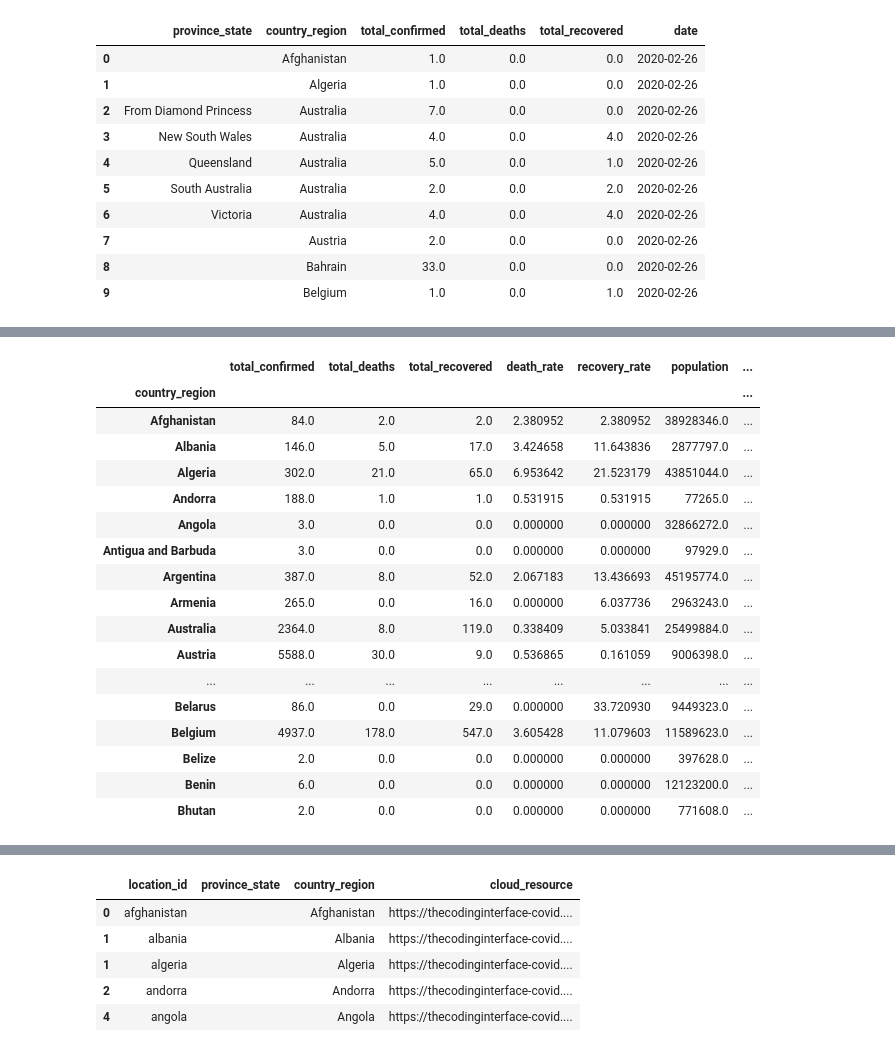
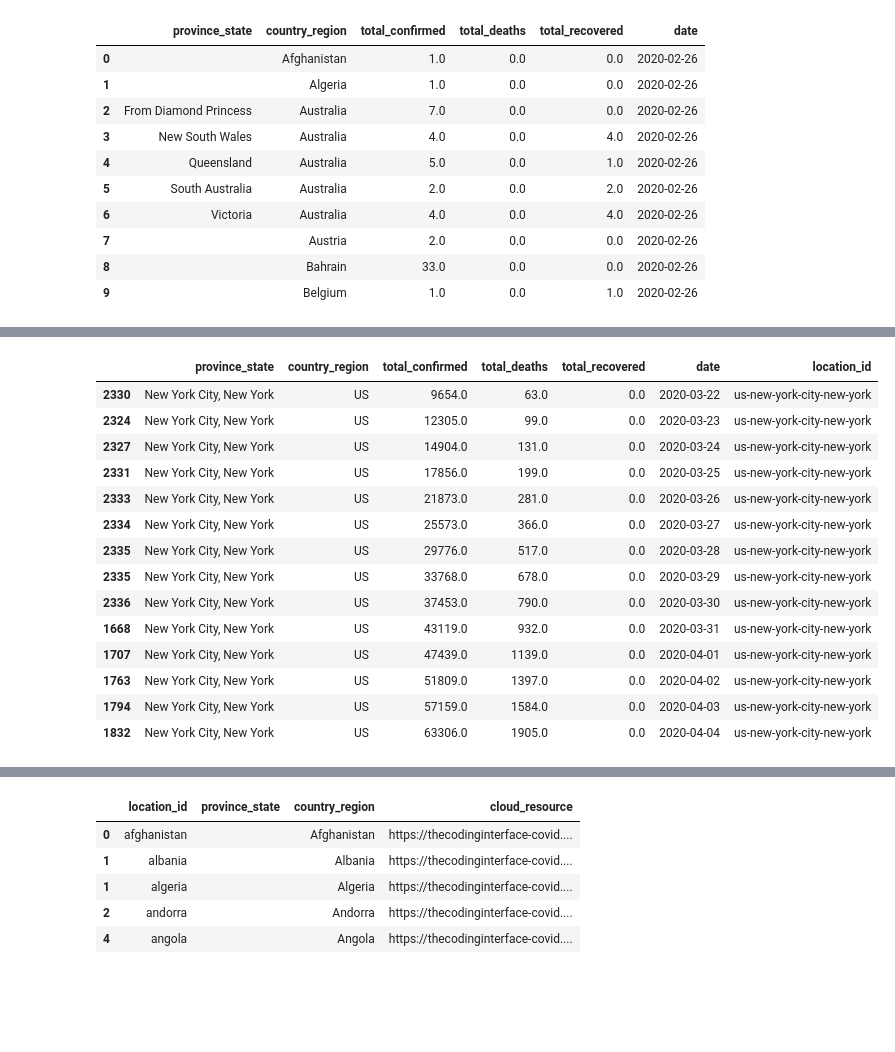
Before and after one commit to amcquistan/covid_analysis, a Jupyter notebook: JHU_data_wrangler.ipynb, the cells around one changed output, grey strips where cells are left out. Drawn from its saved outputs; the diff is of its cells as text; code cells hidden in the pictures; blank space fills up the shorter version.

```diff
--- a/JHU_data_wrangler.ipynb
+++ b/JHU_data_wrangler.ipynb
@@ -329,26 +274,25 @@ world_population_df.head()
 # %%
-# add population data to country totals
-country_totals_df = country_totals_df.join(world_population_df)
-country_totals_df.head(20)
+# # add population data to country totals
+# country_totals_df = country_totals_df.join(world_population_df)
+# country_totals_df.head(20)
-# %% [output]
-|  | total_confirmed | total_deaths | total_recovered | death_rate | recovery_rate | population | ... |
-| country_region |  |  |  |  |  |  | ... |
-| Afghanistan | 84.0 | 2.0 | 2.0 | 2.380952 | 2.380952 | 38928346.0 | ... |
-| Albania | 146.0 | 5.0 | 17.0 | 3.424658 | 11.643836 | 2877797.0 | ... |
-| Algeria | 302.0 | 21.0 | 65.0 | 6.953642 | 21.523179 | 43851044.0 | ... |
-| Andorra | 188.0 | 1.0 | 1.0 | 0.531915 | 0.531915 | 77265.0 | ... |
-| Angola | 3.0 | 0.0 | 0.0 | 0.000000 | 0.000000 | 32866272.0 | ... |
-| Antigua and Barbuda | 3.0 | 0.0 | 0.0 | 0.000000 | 0.000000 | 97929.0 | ... |
-| Argentina | 387.0 | 8.0 | 52.0 | 2.067183 | 13.436693 | 45195774.0 | ... |
-| Armenia | 265.0 | 0.0 | 16.0 | 0.000000 | 6.037736 | 2963243.0 | ... |
-| Australia | 2364.0 | 8.0 | 119.0 | 0.338409 | 5.033841 | 25499884.0 | ... |
-| Austria | 5588.0 | 30.0 | 9.0 | 0.536865 | 0.161059 | 9006398.0 | ... |
-| ... | ... | ... | ... | ... | ... | ... | ... |
-| Belarus | 86.0 | 0.0 | 29.0 | 0.000000 | 33.720930 | 9449323.0 | ... |
-| Belgium | 4937.0 | 178.0 | 547.0 | 3.605428 | 11.079603 | 11589623.0 | ... |
-| Belize | 2.0 | 0.0 | 0.0 | 0.000000 | 0.000000 | 397628.0 | ... |
-| Benin | 6.0 | 0.0 | 0.0 | 0.000000 | 0.000000 | 12123200.0 | ... |
-| Bhutan | 2.0 | 0.0 | 0.0 | 0.000000 | 0.000000 | 771608.0 | ... |
+# %%
+daily_df[(daily_df.country_region == 'US') & (daily_df.location_id == 'us-new-york-city-new-york')]
+# %% [output]
+|  | province_state | country_region | total_confirmed | total_deaths | total_recovered | date | location_id |
+| 2330 | New York City, New York | US | 9654.0 | 63.0 | 0.0 | 2020-03-22 | us-new-york-city-new-york |
+| 2324 | New York City, New York | US | 12305.0 | 99.0 | 0.0 | 2020-03-23 | us-new-york-city-new-york |
+| 2327 | New York City, New York | US | 14904.0 | 131.0 | 0.0 | 2020-03-24 | us-new-york-city-new-york |
+| 2331 | New York City, New York | US | 17856.0 | 199.0 | 0.0 | 2020-03-25 | us-new-york-city-new-york |
+| 2333 | New York City, New York | US | 21873.0 | 281.0 | 0.0 | 2020-03-26 | us-new-york-city-new-york |
+| 2334 | New York City, New York | US | 25573.0 | 366.0 | 0.0 | 2020-03-27 | us-new-york-city-new-york |
+| 2335 | New York City, New York | US | 29776.0 | 517.0 | 0.0 | 2020-03-28 | us-new-york-city-new-york |
+| 2335 | New York City, New York | US | 33768.0 | 678.0 | 0.0 | 2020-03-29 | us-new-york-city-new-york |
+| 2336 | New York City, New York | US | 37453.0 | 790.0 | 0.0 | 2020-03-30 | us-new-york-city-new-york |
+| 1668 | New York City, New York | US | 43119.0 | 932.0 | 0.0 | 2020-03-31 | us-new-york-city-new-york |
+| 1707 | New York City, New York | US | 47439.0 | 1139.0 | 0.0 | 2020-04-01 | us-new-york-city-new-york |
+| 1763 | New York City, New York | US | 51809.0 | 1397.0 | 0.0 | 2020-04-02 | us-new-york-city-new-york |
+| 1794 | New York City, New York | US | 57159.0 | 1584.0 | 0.0 | 2020-04-03 | us-new-york-city-new-york |
+| 1832 | New York City, New York | US | 63306.0 | 1905.0 | 0.0 | 2020-04-04 | us-new-york-city-new-york |
 # %%
 # group by location and serialize each location dataset to a json file
 # [
```
Also changed, not shown: parts of 15 cells of this notebook, 3 other files.
